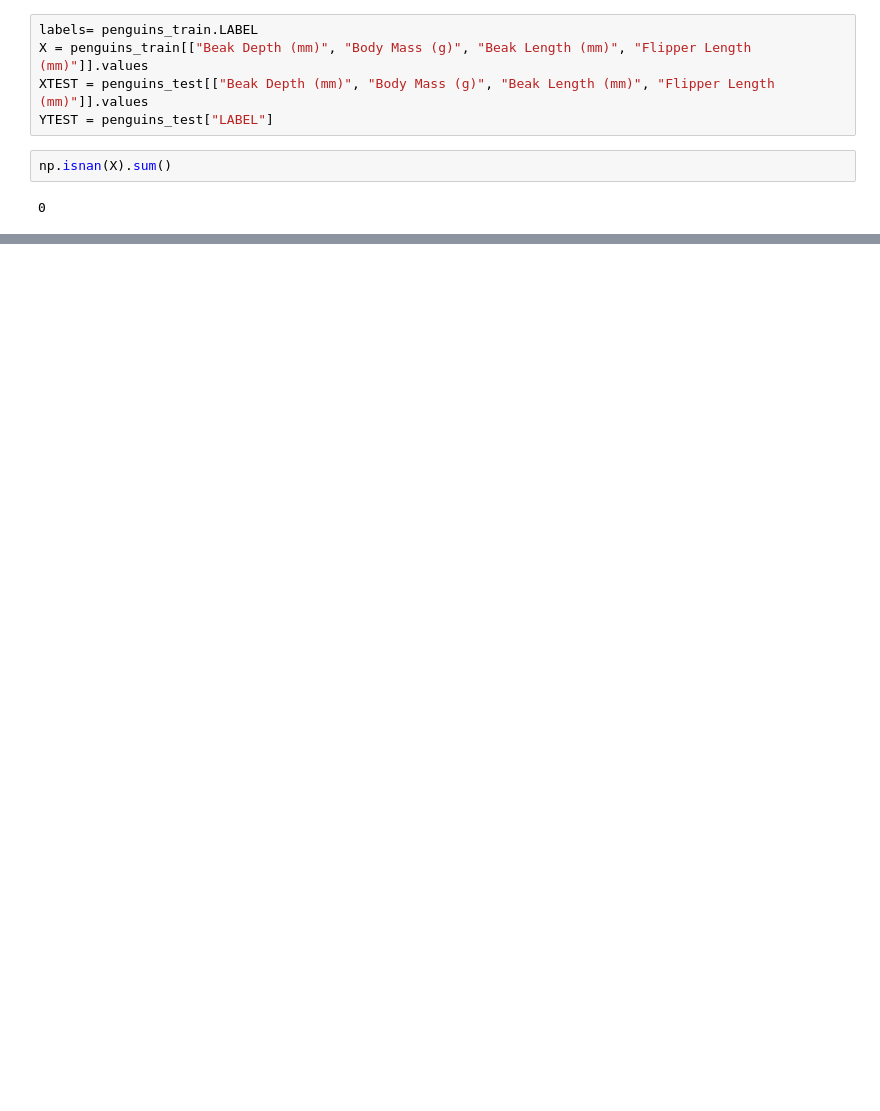
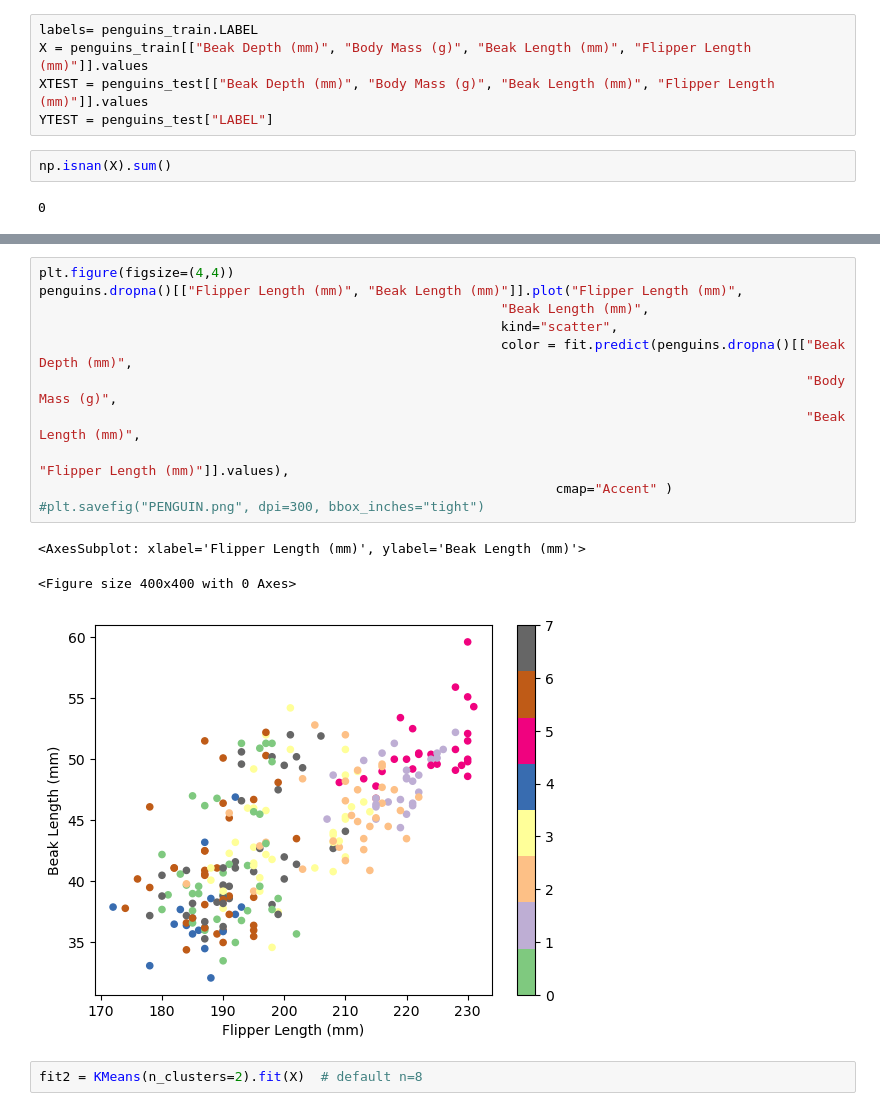
Before and after one commit to wltrimbl/uchicago-data221, a Jupyter notebook: notebooks/penguins-KMEANS.ipynb, the cells around one changed output, grey strips where cells are left out. Saved outputs shown, nothing was run; the diff lists cells and outputs as text; blank space fills up the shorter version.

```diff
--- a/notebooks/penguins-KMEANS.ipynb
+++ b/notebooks/penguins-KMEANS.ipynb
@@ -437,0 +184,17 @@ penguins
+# %%
+plt.figure(figsize=(4,4))
+penguins.dropna()[["Flipper Length (mm)", "Beak Length (mm)"]].plot("Flipper Length (mm)",
+                                                           "Beak Length (mm)",
+                                                           kind="scatter",
+                                                           color = fit.predict(penguins.dropna()[["Beak Depth (mm)",
+                                                                                                  "Body Mass (g)",
+                                                                                                  "Beak Length (mm)",
+                                                                                                  "Flipper Length (mm)"]].values),
+                                                                  cmap="Accent" )
+#plt.savefig("PENGUIN.png", dpi=300, bbox_inches="tight")
+# %% [output]
+<AxesSubplot: xlabel='Flipper Length (mm)', ylabel='Beak Length (mm)'>
+<Figure size 400x400 with 0 Axes>
+[figure, added]
+# %%
+fit2 = KMeans(n_clusters=2).fit(X)  # default n=8
```
Also changed, not shown: parts of 67 cells of this notebook.
